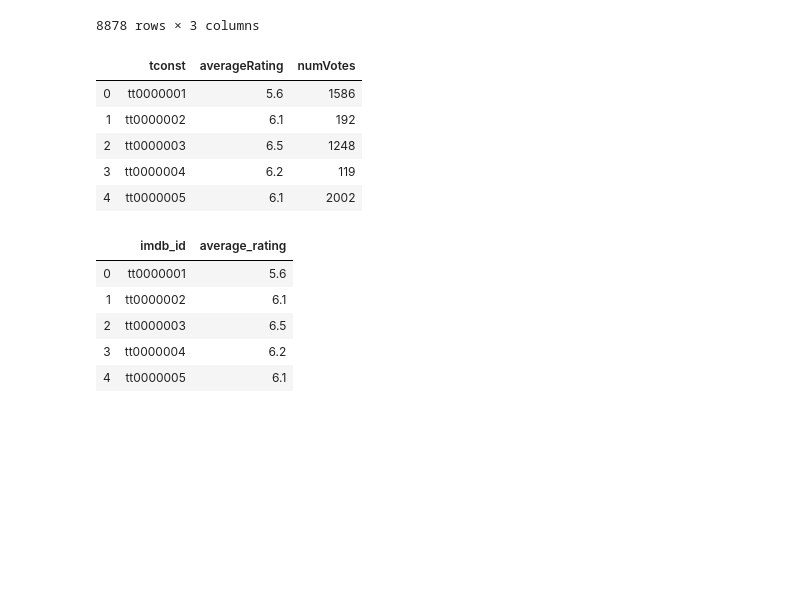
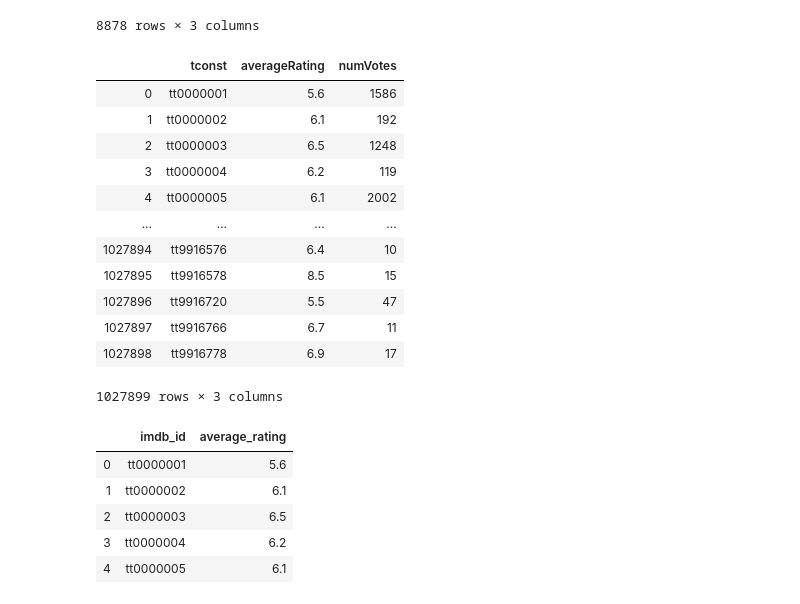
Before and after one commit to kkorver85/ETL_Project_Movies, a Jupyter notebook: kkorver_ETL.ipynb, the cells around one changed output. Drawn from its saved outputs; the diff is of its cells as text; code cells hidden in the pictures; blank space fills up the shorter version.

```diff
--- a/kkorver_ETL.ipynb
+++ b/kkorver_ETL.ipynb
@@ -90,15 +90,22 @@ kaggle_movies_df
 # %%
 # Load IMDB ratings data which has 1,027,899 rows
 csv_file = "./Resources/title.ratings.tsv"
 imdb_ratings_df = pd.read_csv(csv_file, sep='\t')
-imdb_ratings_df.head()
+imdb_ratings_df
 # %% [output]
 |  | tconst | averageRating | numVotes |
 | 0 | tt0000001 | 5.6 | 1586 |
 | 1 | tt0000002 | 6.1 | 192 |
 | 2 | tt0000003 | 6.5 | 1248 |
 | 3 | tt0000004 | 6.2 | 119 |
 | 4 | tt0000005 | 6.1 | 2002 |
+| ... | ... | ... | ... |
+| 1027894 | tt9916576 | 6.4 | 10 |
+| 1027895 | tt9916578 | 8.5 | 15 |
+| 1027896 | tt9916720 | 5.5 | 47 |
+| 1027897 | tt9916766 | 6.7 | 11 |
+| 1027898 | tt9916778 | 6.9 | 17 |
+1027899 rows × 3 columns
 # %%
 # Rename column before join
 imdb_ratings_df.rename(columns={"tconst": "imdb_id", "averageRating": "average_rating"}, inplace=True)
```
Also changed, not shown: parts of 6 cells of this notebook.
